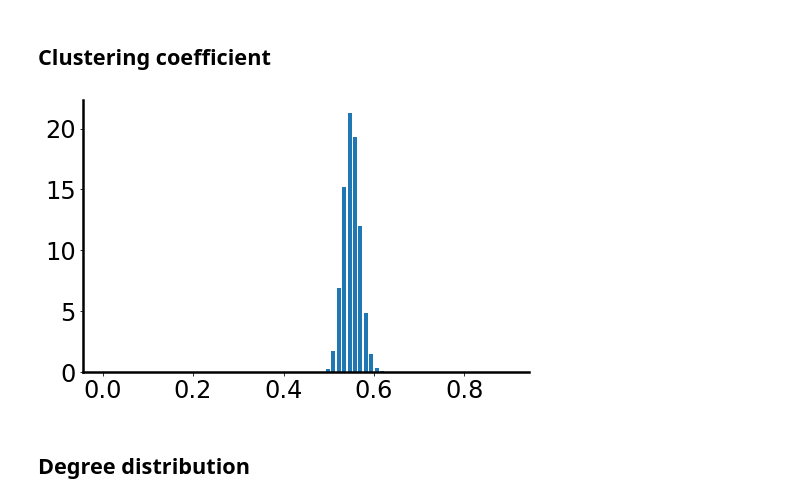
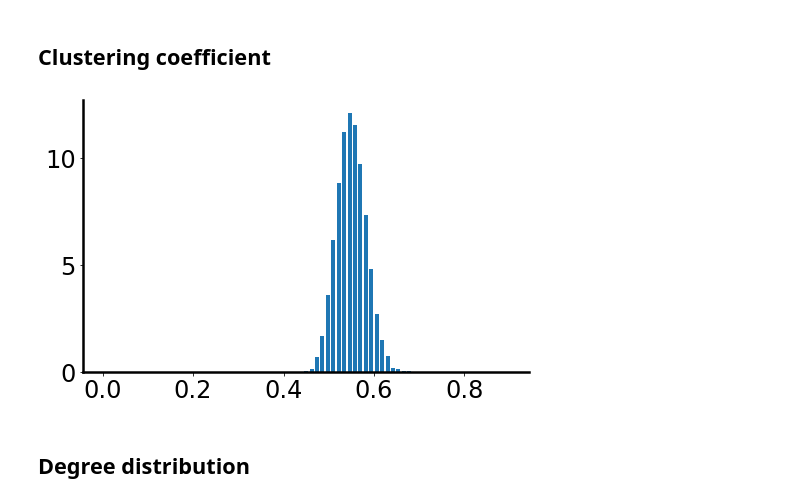
Before and after one commit to ClusterDuck123/ringity, a Jupyter notebook: doc/notebooks/paper_figures/new_figure_3.ipynb, the cells around one changed output. Saved outputs shown, nothing was run; the diff lists cells and outputs as text; code cells hidden in the pictures.

```diff
--- a/doc/notebooks/paper_figures/new_figure_3.ipynb
+++ b/doc/notebooks/paper_figures/new_figure_3.ipynb
@@ -119,6 +112,11 @@ score   = 0.986
 # %%
 circ_layout = {n:(np.cos(t), np.sin(t)) for n,t in enumerate(pos)}
 spring_layout = nx.spring_layout(G)
+# %%
+c = builder.coupling
+r = builder.response
+rho = builder.density
+beta = rate_to_beta(builder.rate)
 # %% [markdown]
 ## Interaction function
 # %%
@@ -164,10 +162,9 @@ rng.plot_nx(G, ax=ax, pos = spring_layout)
 # %% [markdown]
 ## ring-score distribution
 # %%
-n_ensemble = 2**3
-
-N_list = [2**k for k in range(7, 10)]
-r_list = np.linspace(0.1, 0.5, 5)
+n_ensemble = 2**1
+N = builder.N
+r_list = np.linspace(rho, 1, 5)
 # %%
 score = defaultdict(list)
 
@@ -192,9 +197,12 @@ plt.savefig("/Users/markusyoussef/Desktop/test.png")
 # %%
-N_list = [2**k for k in range(5, 11)]
+n_ensemble = 2**4
+N_list = [2**k for k in range(5, 9)]
+r = builder.response
 score = defaultdict(list)
 
 t1 = time.time()
 for N in N_list:
+    print(N)
     for _ in range(n_ensemble):
         G = rng.network_model(N=N, c=c, r=r, beta=beta)
         score[N].append(rng.ring_score(G))
@@ -205,14 +214,0 @@ print(t2 - t1)
-# %%
-n_ensemble = 2**4
-N_list = [2**k for k in range(5, 11)]
-score = defaultdict(list)
-
-t1 = time.time()
-for N in N_list:
-    for _ in range(n_ensemble):
-        G = rng.network_model(N=N, c=c, r=r, beta=beta)
-        score[N].append(rng.ring_score(G))
-
-t2 = time.time()
-
-print(t2 - t1)
@@ -232,22 +226,22 @@ plt.savefig("/Users/markusyoussef/Desktop/test.png")
 # %%
 clust = []
 
 for _ in range(2**6):
-    G = rng.network_model(N=N, c=c, r=r, rho=rho, beta=beta)
+    G = rng.network_model(N=N, **config_dict[configuration])
     clust.extend(rng.clustering_coefficient(G))
 
 clust_fig, ax = plt.subplots(figsize = (8,5))
 
 ax.hist(clust,
         bins=75, range=(0, 0.9),
         rwidth = 0.75, density = True);
 
 ax.spines['right'].set_visible(False)
 ax.spines['top'].set_visible(False)
 
 rng.ax_setup(ax)
 # %% [output]
-[figure, old version]
+[figure, new version]
 # %% [markdown]
 ## Degree distribution
 # %%
```
Also changed, not shown: parts of 26 cells of this notebook, 3 other files.
